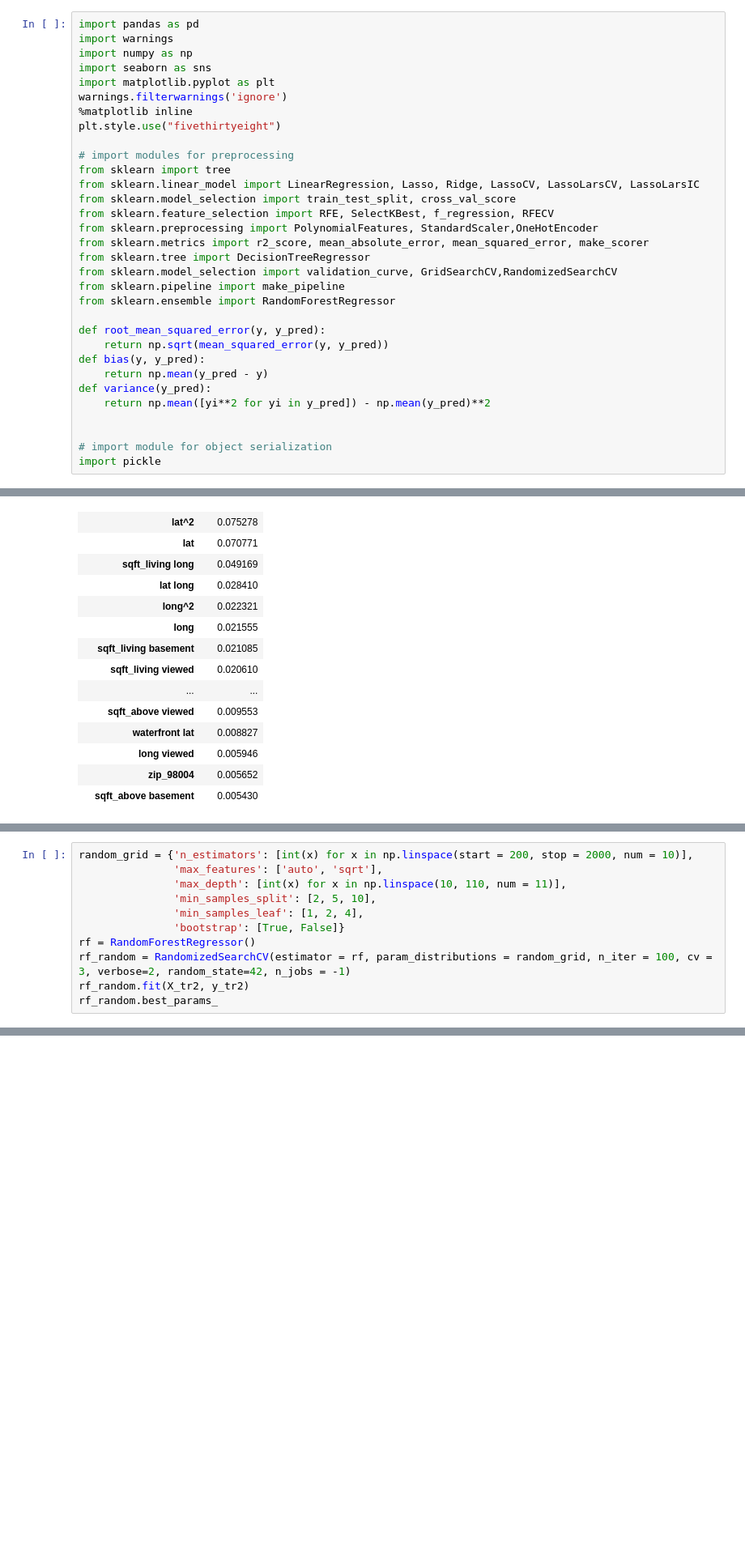
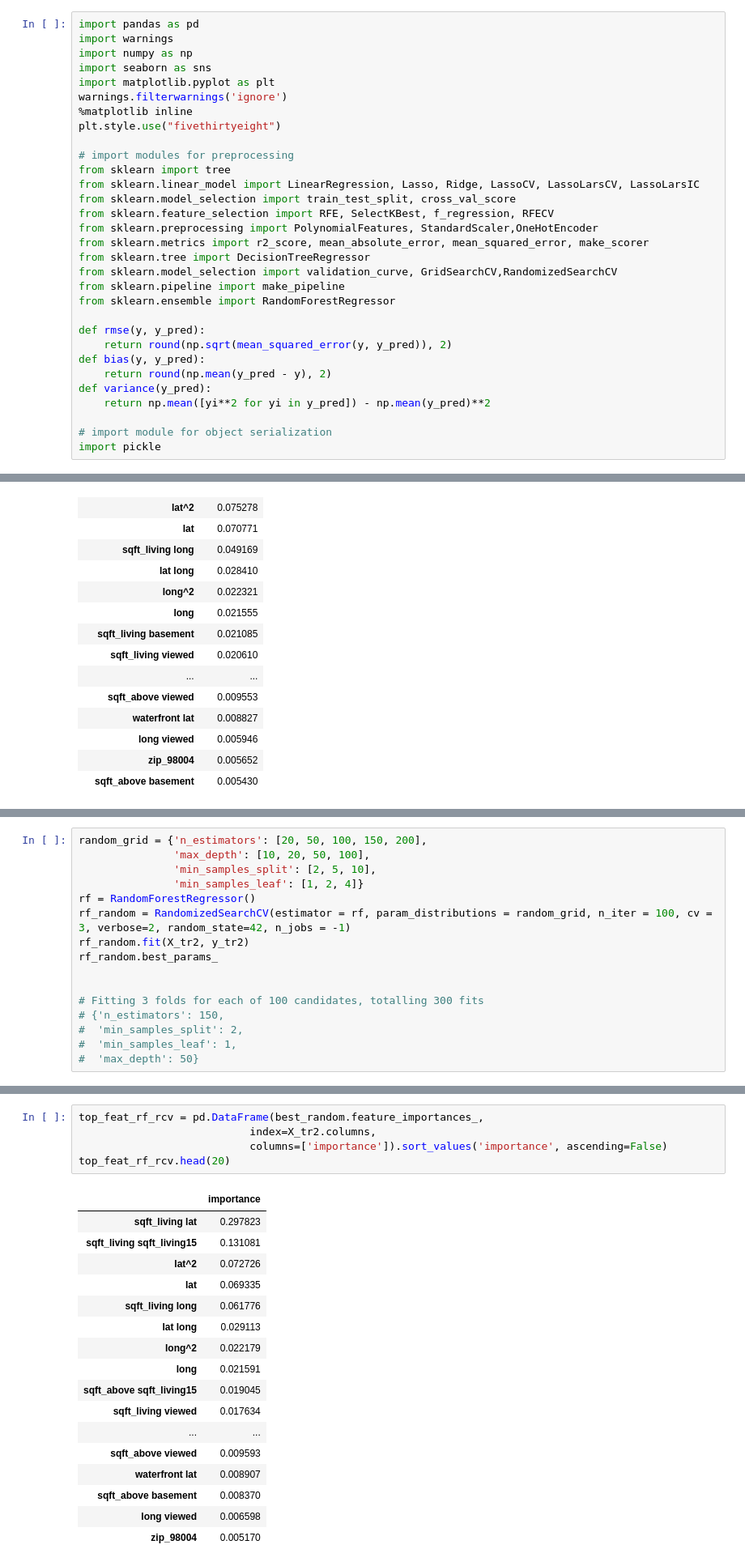
Before and after one commit to datascisteven/King-County-Housing-Price-Prediction, a Jupyter notebook: housing_modeling.ipynb, the cells around one changed output, grey strips where cells are left out. Shown: that part at 81% size. Drawn from its saved outputs; the diff is of its cells as text; blank space fills up the shorter version.

```diff
--- a/housing_modeling.ipynb
+++ b/housing_modeling.ipynb
@@ -20,14 +22,13 @@ from sklearn.model_selection import validation_curve, GridSearchCV,RandomizedSea
 from sklearn.pipeline import make_pipeline
 from sklearn.ensemble import RandomForestRegressor
 
-def root_mean_squared_error(y, y_pred):
-    return np.sqrt(mean_squared_error(y, y_pred))
+def rmse(y, y_pred):
+    return round(np.sqrt(mean_squared_error(y, y_pred)), 2)
 def bias(y, y_pred):
-	return np.mean(y_pred - y)
+	return round(np.mean(y_pred - y), 2)
 def variance(y_pred):
 	return np.mean([yi**2 for yi in y_pred]) - np.mean(y_pred)**2
 
-
 # import module for object serialization
 import pickle
 # %% [markdown]
@@ -925,12 +1005,17 @@ top_feat_rf.head(20)
 # %%
-random_grid = {'n_estimators': [int(x) for x in np.linspace(start = 200, stop = 2000, num = 10)],
-               'max_features': ['auto', 'sqrt'],
-               'max_depth': [int(x) for x in np.linspace(10, 110, num = 11)],
+random_grid = {'n_estimators': [20, 50, 100, 150, 200],
+               'max_depth': [10, 20, 50, 100],
                'min_samples_split': [2, 5, 10],
-               'min_samples_leaf': [1, 2, 4],
-               'bootstrap': [True, False]}
+               'min_samples_leaf': [1, 2, 4]}
 rf = RandomForestRegressor()
 rf_random = RandomizedSearchCV(estimator = rf, param_distributions = random_grid, n_iter = 100, cv = 3, verbose=2, random_state=42, n_jobs = -1)
 rf_random.fit(X_tr2, y_tr2)
 rf_random.best_params_
+
+
+# Fitting 3 folds for each of 100 candidates, totalling 300 fits
+# {'n_estimators': 150,
+#  'min_samples_split': 2,
+#  'min_samples_leaf': 1,
+#  'max_depth': 50}
 # %% [output]
@@ -937,0 +1059,23 @@ SyntaxError: invalid syntax (<ipython-input-51-c8eeed6b44f3>, line 1)
+# %%
+top_feat_rf_rcv = pd.DataFrame(best_random.feature_importances_,
+                           index=X_tr2.columns,
+                           columns=['importance']).sort_values('importance', ascending=False)
+top_feat_rf_rcv.head(20)
+# %% [output]
+|  | importance |
+| sqft_living lat | 0.297823 |
+| sqft_living sqft_living15 | 0.131081 |
+| lat^2 | 0.072726 |
+| lat | 0.069335 |
+| sqft_living long | 0.061776 |
+| lat long | 0.029113 |
+| long^2 | 0.022179 |
+| long | 0.021591 |
+| sqft_above sqft_living15 | 0.019045 |
+| sqft_living viewed | 0.017634 |
+| ... | ... |
+| sqft_above viewed | 0.009593 |
+| waterfront lat | 0.008907 |
+| sqft_above basement | 0.008370 |
+| long viewed | 0.006598 |
+| zip_98004 | 0.005170 |
```
Also changed, not shown: parts of 23 cells of this notebook, 3 other files.
